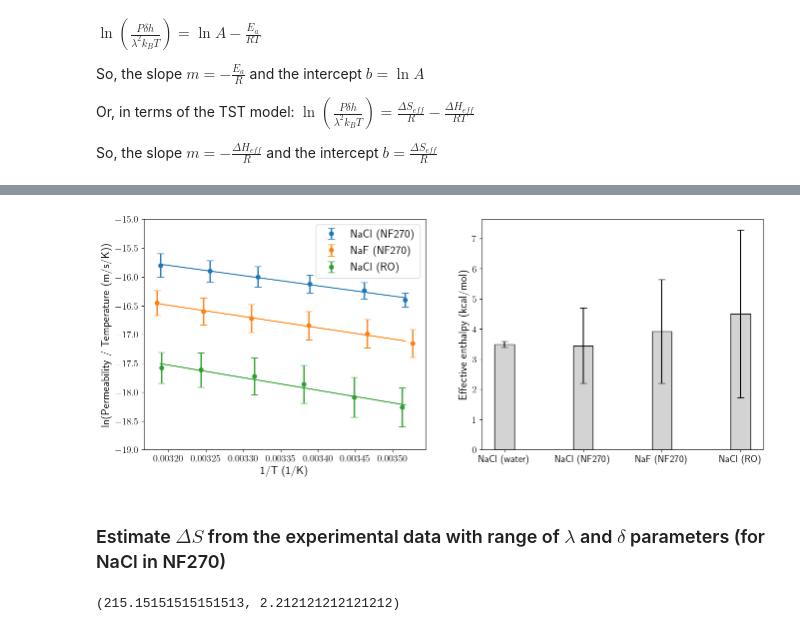
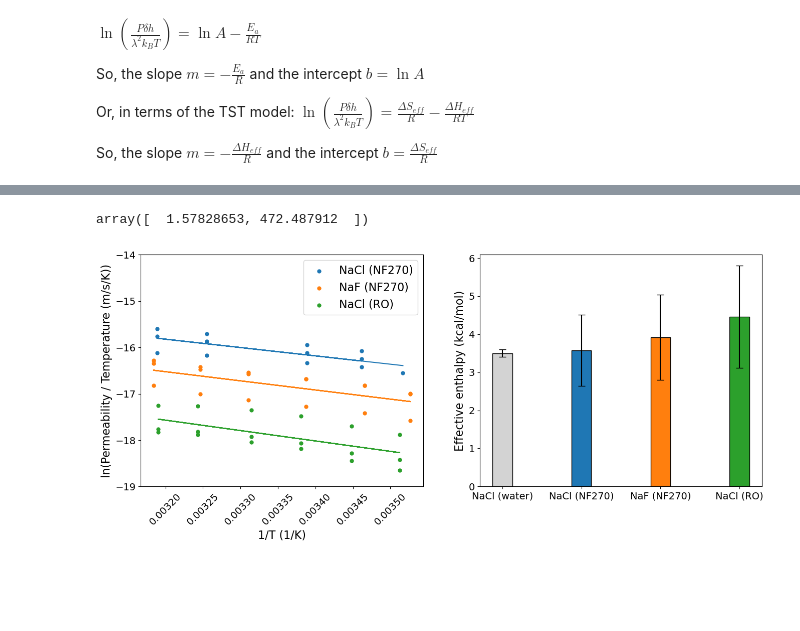
Before and after one commit to schwinns/eyring_model, a Jupyter notebook: experimental_barriers.ipynb, the cells around one changed output, grey strips where cells are left out. Saved outputs shown, nothing was run; the diff lists cells and outputs as text; code cells hidden in the pictures; blank space fills up the shorter version.

Commit message:
remove unused files and perform error propagation to compare with bootstrap

```diff
--- a/experimental_barriers.ipynb
+++ b/experimental_barriers.ipynb
@@ -260,15 +113,11 @@ Effective entropy from 5000 bootstraps: -0.060 +/- 0.004 kcal/mol/K
 # %%
 # plot the linear fits
-df1['1/T (1/K)'] = 1/df1['T (K)']
-df1['ln(P)'] = np.log(df1['ave B (m/sec)'])
-df1['ln(P/T)'] = np.log(df1['ave B (m/sec)'] / df1['T (K)'])
-df1['ln(CP/T)'] = np.log(df1['ave B (m/sec)']*delta*h/lam**2/kB/df1['T (K)'])
+fig, ax = plt.subplots(1,1)
+sns.regplot(x='1/T', y='ln(P)', data=df1, ax=ax, label='ln(P)', ci=95)
+sns.regplot(x='1/T', y='ln(P/T)', data=df1, ax=ax, label='ln(P/T)', ci=95)
+sns.regplot(x='1/T', y='ln(CP/T)', data=df1, ax=ax, label='$\ln \left( P \delta h/ \lambda^2 k_B T \\right)$', ci=95)
 
-fig, ax = plt.subplots(1,1)
-sns.regplot(x='1/T (1/K)', y='ln(P)', data=df1, ax=ax, label='ln(P)', ci=95)
-sns.regplot(x='1/T (1/K)', y='ln(P/T)', data=df1, ax=ax, label='ln(P/T)', ci=95)
-sns.regplot(x='1/T (1/K)', y='ln(CP/T)', data=df1, ax=ax, label='ln(C*P/T)', ci=95)
-
-plt.ylabel('Y')
+plt.ylabel('Linearized Permeability')
+plt.xlabel('1/T (1/K)')
 plt.legend();
 # %% [output]
@@ -315,39 +167,51 @@ barriers['error'] = barrier_std
+# %%
+# check that the statsmodels bse is the same as the propagated error
+X = sm.add_constant(1/df1['T (K)'])
+ols = sm.OLS(np.log(df1['B (m/sec)'] / df1['T (K)']), X)
+results = ols.fit()
+
+s = np.sqrt(results.ssr / (len(df1['B (m/sec)']) - 2))
+N = np.linalg.inv(np.dot(X.T, X))
+var = N.diagonal()*s**2
+np.sqrt(var)
+# %% [output]
+array([  1.57828653, 472.487912  ])
 # %%
 # plot ln(P/T) vs 1/T, which would correspond to the TST model
 systems = ['NaCl (NF270)', 'NaF (NF270)', 'NaCl (RO)']
 colors = ['tab:blue', 'tab:orange', 'tab:green']
 
 fig, ax = plt.subplots(1,2, figsize=(16,6))
 
 # plot the TST linear regression plots
 for sys,c in zip(systems,colors):
     tmp = df[df['system'] == sys]
 
     # perform linear regression for plotting
-    X = sm.add_constant(tmp['1/T (1/K)'])
+    X = sm.add_constant(tmp['1/T'])
     ols = sm.OLS(tmp['ln(P/T)'], X)
     res = ols.fit()
     b, m = res.params
 
     # plot the linear regression and the data points with error
-    ax[0].plot(1/T, m/T+b, color=c)
-    ax[0].errorbar(tmp['1/T (1/K)'], tmp['ln(P/T)'], yerr=np.abs(tmp['SD B'] / tmp['ave B (m/sec)']),
-                 marker='o', capsize=5, label=sys, lw=0, elinewidth=2, color=c)
+    ax[0].plot(tmp['1/T'], m*tmp['1/T']+b, color=c)
+    ax[0].scatter(tmp['1/T'], tmp['ln(P/T)'],
+                 marker='o', label=sys, lw=0, color=c)
 
-ax[0].set_ylim(-19, -15)
+ax[0].set_ylim(-19, -14)
 ax[0].set_ylabel('ln(Permeability / Temperature (m/s/K))', fontsize=16)
 ax[0].set_xlabel('1/T (1/K)', fontsize=16)
-ax[0].tick_params('both', labelsize=14)
+ax[0].tick_params('x', labelsize=14, labelrotation=45)
+ax[0].tick_params('y', labelsize=14)
 ax[0].legend(loc='best', fontsize=16)
 
 # plot the barriers with bootstrapped errors
+bar_colors = ['lightgray', 'tab:blue', 'tab:orange', 'tab:green']
 ax[1].bar(barriers['system'], barriers['effective enthalpy'], yerr=barriers['error'],
-          facecolor='lightgray', edgecolor='k', width=0.25, capsize=5)
+          color=bar_colors, edgecolor='k', width=0.25, capsize=5)
 ax[1].set_ylabel('Effective enthalpy (kcal/mol)', fontsize=16)
 ax[1].tick_params('both', labelsize=14)
 
 fig.savefig('figs/experimental_data.png')
 # %% [output]
-[figure, old version]
+[figure, new version]
-# %% [markdown]
-### Estimate $\Delta S$ from the experimental data with range of $\lambda$ and $\delta$ parameters (for NaCl in NF270)
@@ -374,4 +217,0 @@ for i,l in enumerate(lambdas):
-# %%
-deltas[6], lambdas[5]
-# %% [output]
-(215.15151515151513, 2.212121212121212)
```
Also changed, not shown: parts of 16 cells of this notebook, 23 other files.
